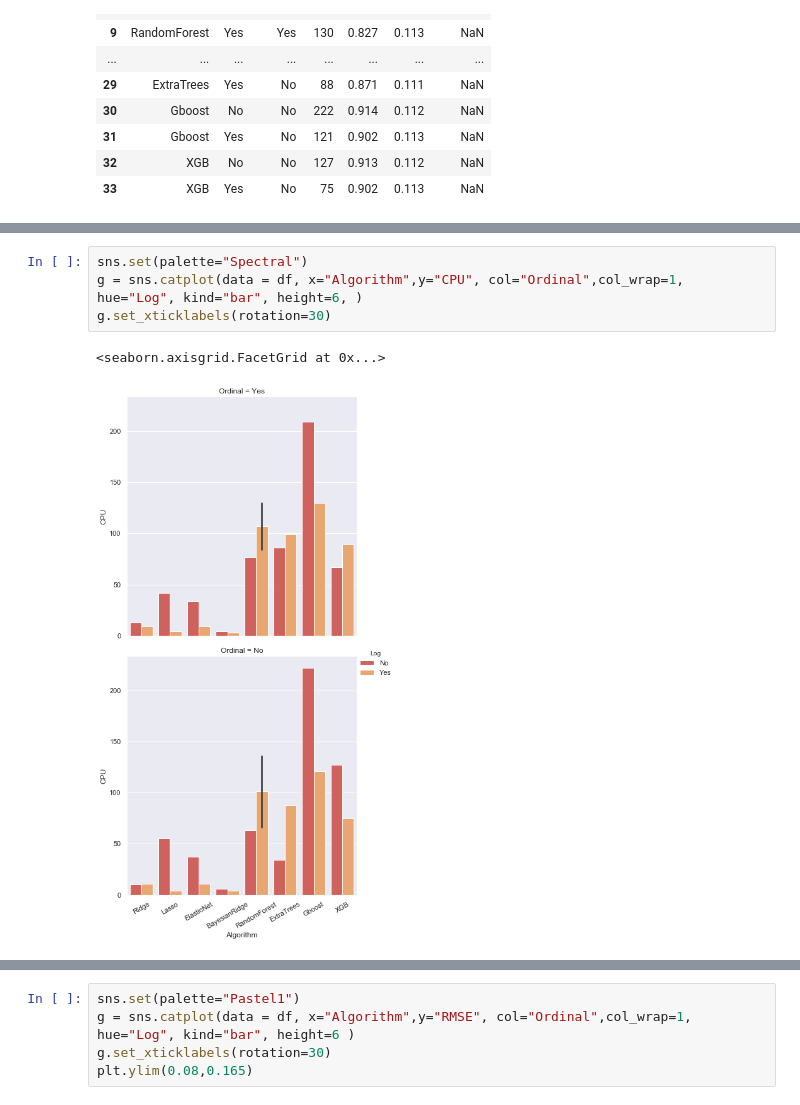
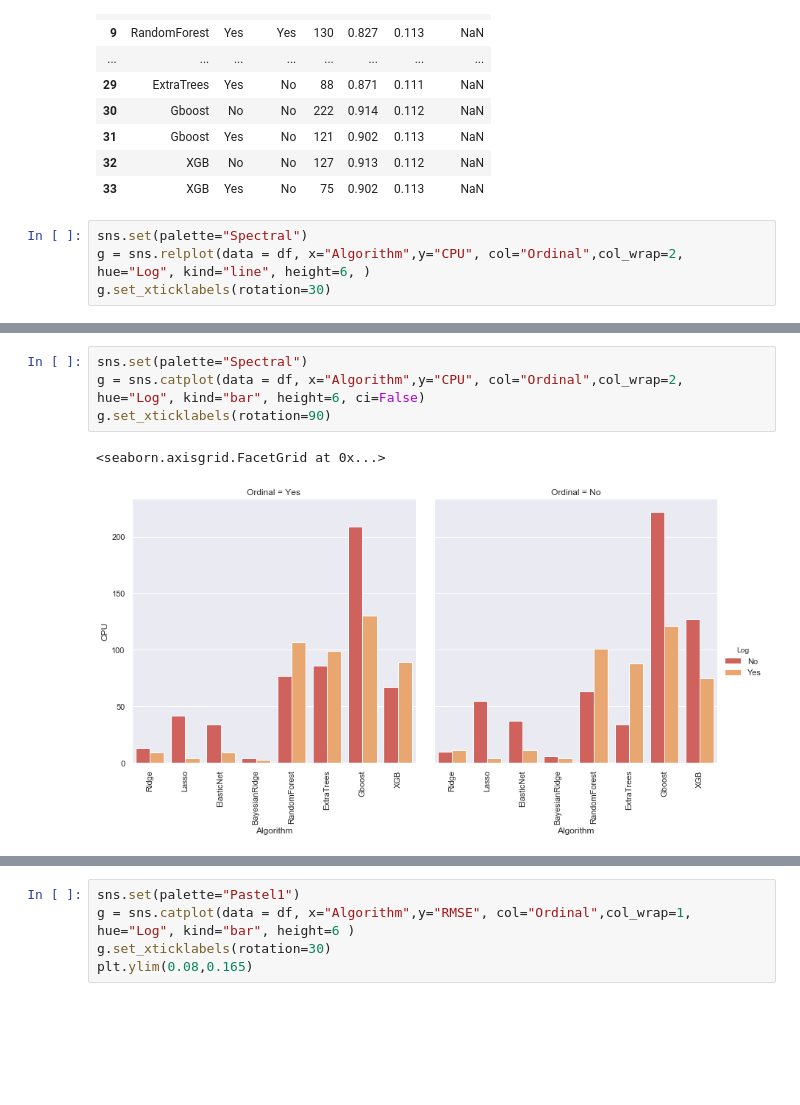
Before and after one commit to radhavrmk/MNN, a Jupyter notebook: notebooks/Stats.ipynb, the cells around one changed output, grey strips where cells are left out. Saved outputs shown, nothing was run; the diff lists cells and outputs as text; blank space fills up the shorter version.

```diff
--- a/notebooks/Stats.ipynb
+++ b/notebooks/Stats.ipynb
@@ -53,3 +53,7 @@ df
 | 31 | Gboost | Yes | No | 121 | 0.902 | 0.113 | NaN |
 | 32 | XGB | No | No | 127 | 0.913 | 0.112 | NaN |
 | 33 | XGB | Yes | No | 75 | 0.902 | 0.113 | NaN |
+# %%
+sns.set(palette="Spectral")
+g = sns.relplot(data = df, x="Algorithm",y="CPU", col="Ordinal",col_wrap=2, hue="Log", kind="line", height=6, )
+g.set_xticklabels(rotation=30)
@@ -56,7 +63,7 @@ df
 # %%
 sns.set(palette="Spectral")
-g = sns.catplot(data = df, x="Algorithm",y="CPU", col="Ordinal",col_wrap=1, hue="Log", kind="bar", height=6, )
-g.set_xticklabels(rotation=30)
+g = sns.catplot(data = df, x="Algorithm",y="CPU", col="Ordinal",col_wrap=2, hue="Log", kind="bar", height=6, ci=False)
+g.set_xticklabels(rotation=90)
 # %% [output]
 <seaborn.axisgrid.FacetGrid at 0x...>
-[figure, old version]
+[figure, new version]
```
Also changed, not shown: parts of 6 cells of this notebook, 3 other files.
